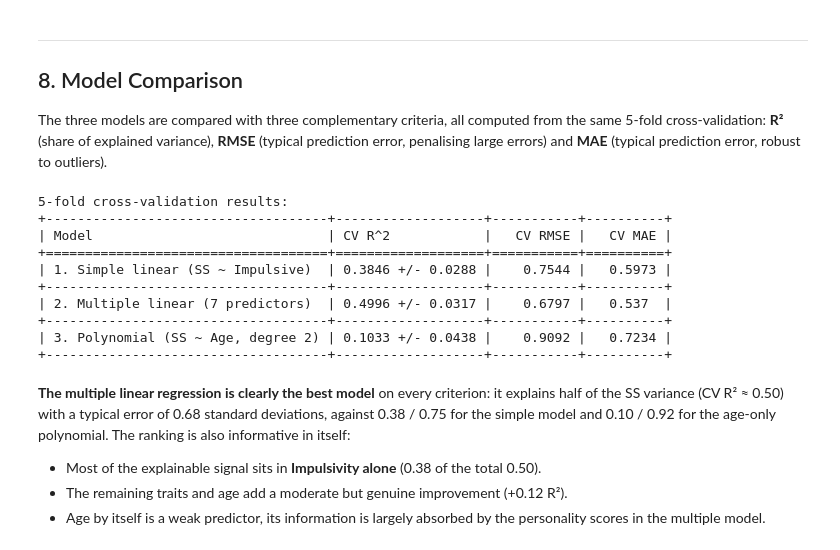
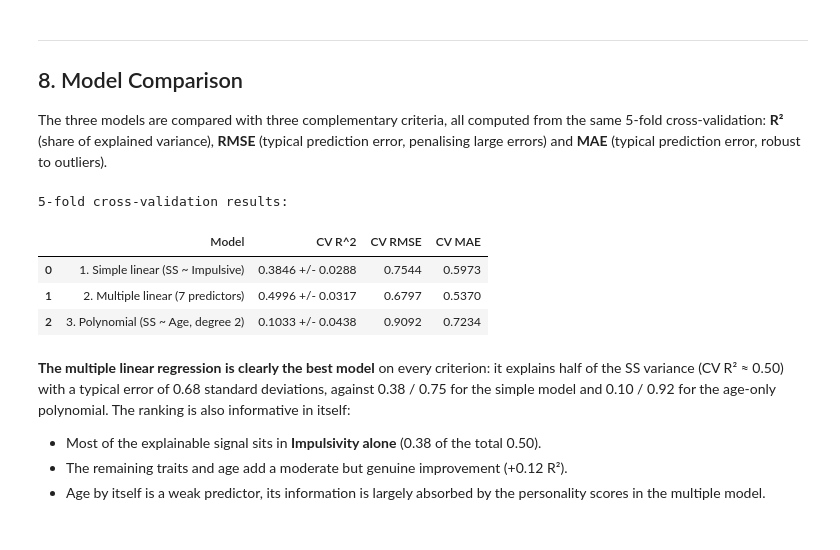
Before and after one commit to maarqui/drug-consumption-analysis, a Jupyter notebook: regression/regression.ipynb, the cells around one changed output. Cells and saved outputs as stored; diff of their text form; code cells hidden in the pictures.

```diff
--- a/regression/regression.ipynb
+++ b/regression/regression.ipynb
@@ -441,33 +424,27 @@ At the same time, age alone explains only **≈ 10%** of the SS variance, the wi
 The three models are compared with three complementary criteria, all computed from the same 5-fold cross-validation: **R²** (share of explained variance), **RMSE** (typical prediction error, penalising large errors) and **MAE** (typical prediction error, robust to outliers).
 # %%
 # Summary comparison table (all metrics from 5-fold CV out-of-fold predictions)
-from tabulate import tabulate
-
 tab_comparison = [
     ['1. Simple linear (SS ~ Impulsive)',
      '%.4f +/- %.4f' % (r2_simple.mean(), r2_simple.std()),
      '%.4f' % rmse_simple, '%.4f' % mae_simple],
     ['2. Multiple linear (7 predictors)',
      '%.4f +/- %.4f' % (r2_multiple.mean(), r2_multiple.std()),
      '%.4f' % rmse_multiple, '%.4f' % mae_multiple],
     ['3. Polynomial (SS ~ Age, degree 2)',
      '%.4f +/- %.4f' % (r2_poly.mean(), r2_poly.std()),
      '%.4f' % rmse_poly, '%.4f' % mae_poly],
 ]
 
+comparison_df = pd.DataFrame(tab_comparison, columns=['Model', 'CV R^2', 'CV RMSE', 'CV MAE'])
 print('5-fold cross-validation results:')
-print(tabulate(tab_comparison, headers=['Model', 'CV R^2', 'CV RMSE', 'CV MAE'], tablefmt='grid'))
+display(comparison_df)
 # %% [output]
 5-fold cross-validation results:
-+------------------------------------+-------------------+-----------+----------+
-| Model                              | CV R^2            |   CV RMSE |   CV MAE |
-+====================================+===================+===========+==========+
-| 1. Simple linear (SS ~ Impulsive)  | 0.3846 +/- 0.0288 |    0.7544 |   0.5973 |
-+------------------------------------+-------------------+-----------+----------+
-| 2. Multiple linear (7 predictors)  | 0.4996 +/- 0.0317 |    0.6797 |   0.537  |
-+------------------------------------+-------------------+-----------+----------+
-| 3. Polynomial (SS ~ Age, degree 2) | 0.1033 +/- 0.0438 |    0.9092 |   0.7234 |
-+------------------------------------+-------------------+-----------+----------+
+|  | Model | CV R^2 | CV RMSE | CV MAE |
+| 0 | 1. Simple linear (SS ~ Impulsive) | 0.3846 +/- 0.0288 | 0.7544 | 0.5973 |
+| 1 | 2. Multiple linear (7 predictors) | 0.4996 +/- 0.0317 | 0.6797 | 0.5370 |
+| 2 | 3. Polynomial (SS ~ Age, degree 2) | 0.1033 +/- 0.0438 | 0.9092 | 0.7234 |
 # %% [markdown]
 **The multiple linear regression is clearly the best model** on every criterion: it explains half of the SS variance (CV R² ≈ 0.50) with a typical error of 0.68 standard deviations, against 0.38 / 0.75 for the simple model and 0.10 / 0.92 for the age-only polynomial. The ranking is also informative in itself:
 
```
Also changed, not shown: parts of 7 cells of this notebook.
